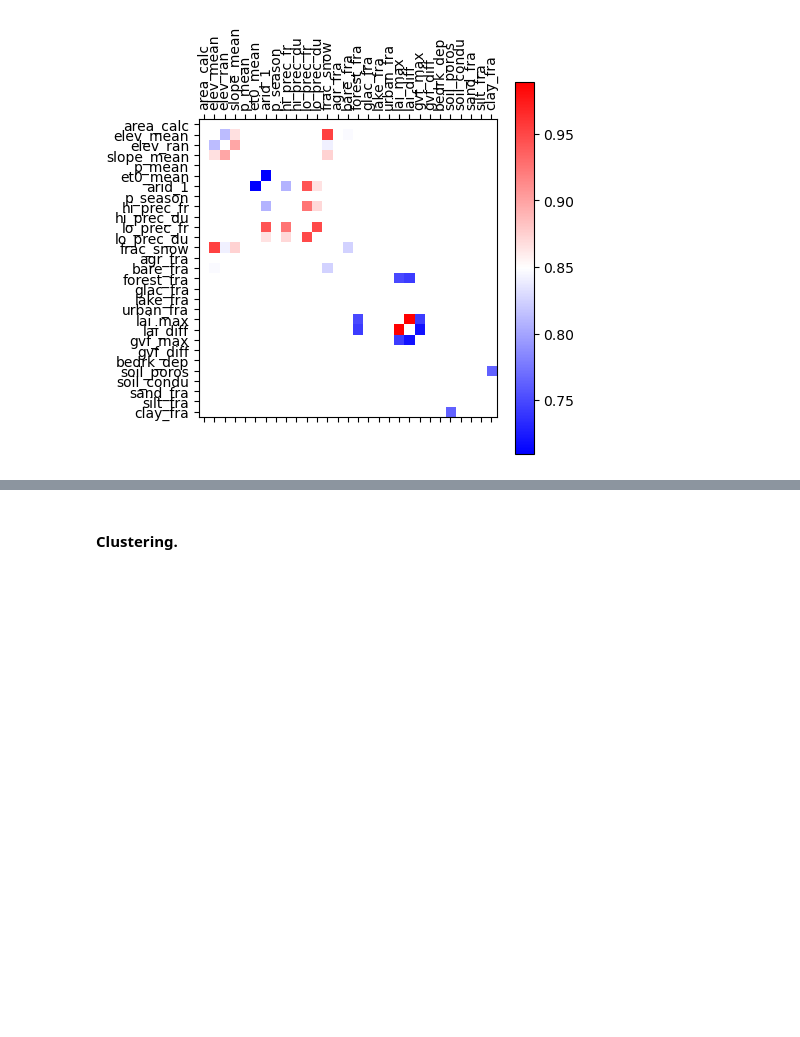
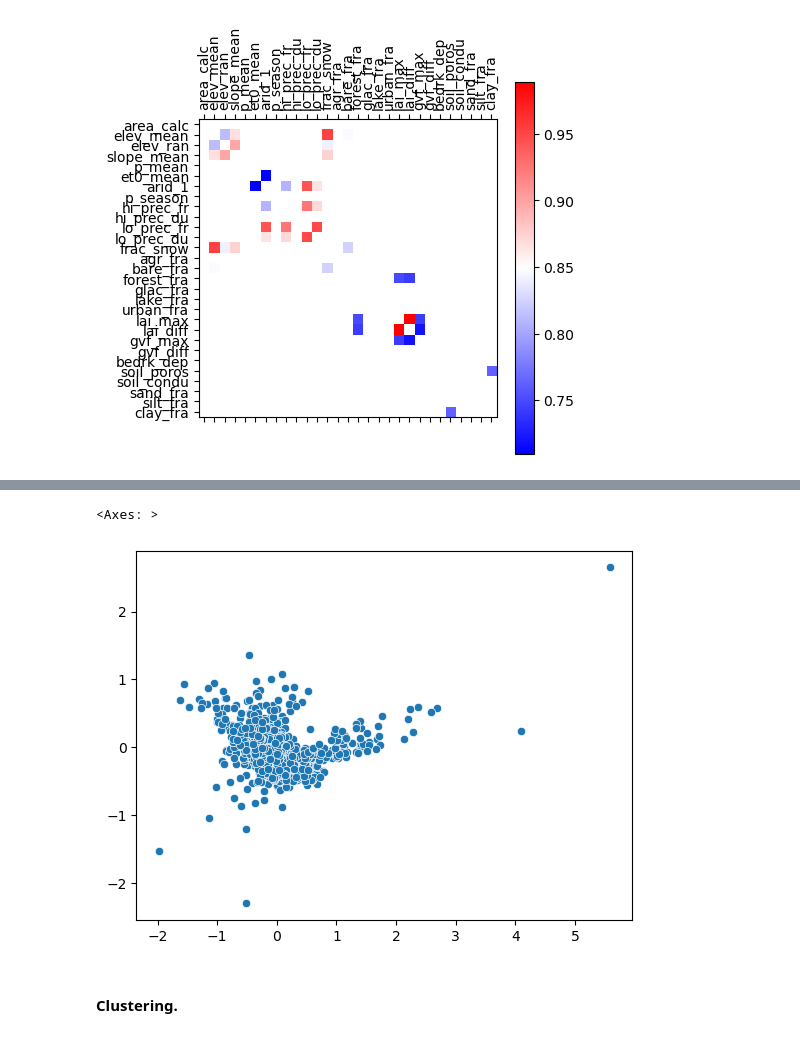
Before and after one commit to tripleUU-U/lamah-ce_lstm, a Jupyter notebook: preprocessing/make_splits.ipynb, the cells around one changed output, grey strips where cells are left out. Cells and saved outputs as stored; diff of their text form; code cells hidden in the pictures; blank space fills up the shorter version.

```diff
--- a/preprocessing/make_splits.ipynb
+++ b/preprocessing/make_splits.ipynb
@@ -114,0 +133,6 @@ We got 29 attributes.
+# %%
+from sklearn.manifold import MDS
+
+mds = MDS(2, metric=False, n_init=1, verbose=111)
+
+mds_attr = mds.fit_transform(picked_attributes.values)
@@ -115,3 +157,8 @@ We got 29 attributes.
+# %%
+sns.scatterplot(x=mds_attr[:,0], y=mds_attr[:,1])
+# %% [output]
+<Axes: >
+[figure, added]
 # %% [markdown]
 #### Clustering.
 # %%
```
Also changed, not shown: parts of 5 cells of this notebook, 2 other files.
